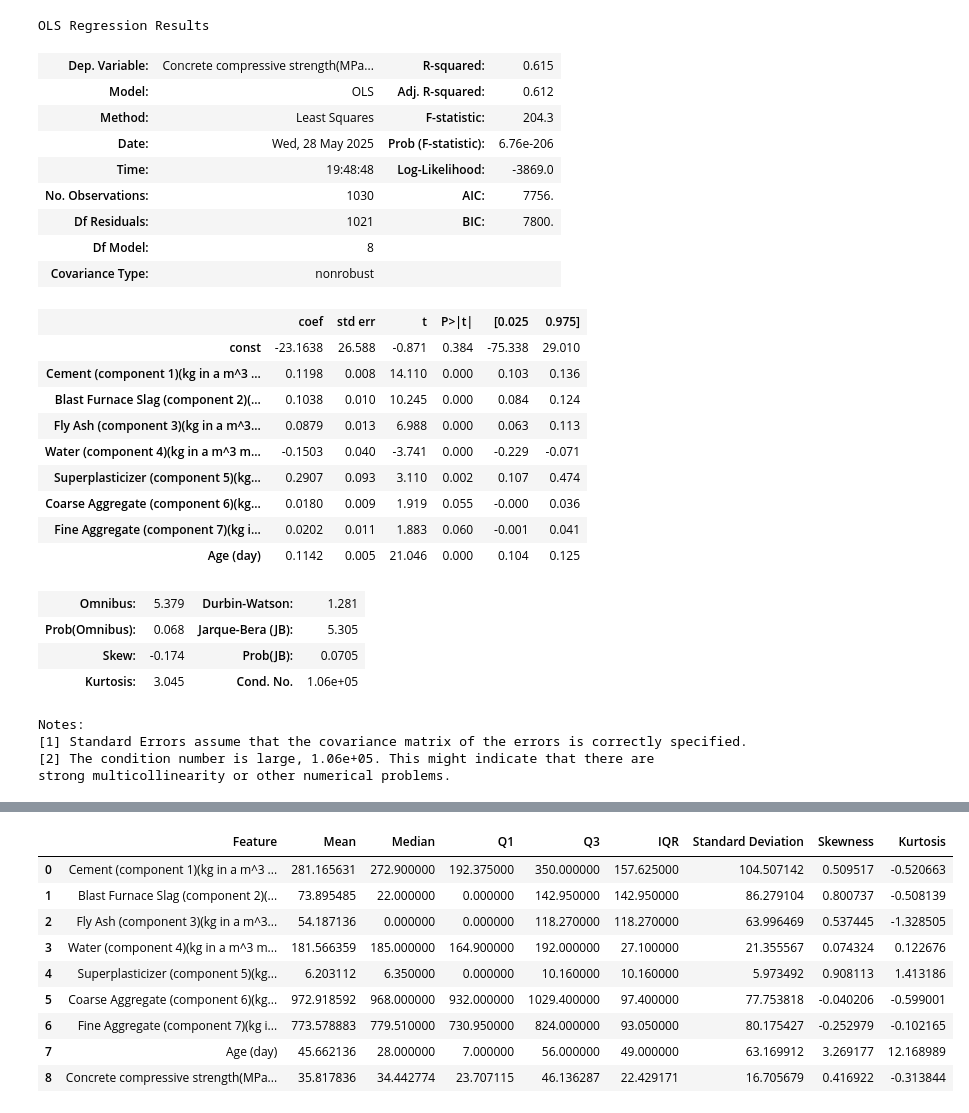
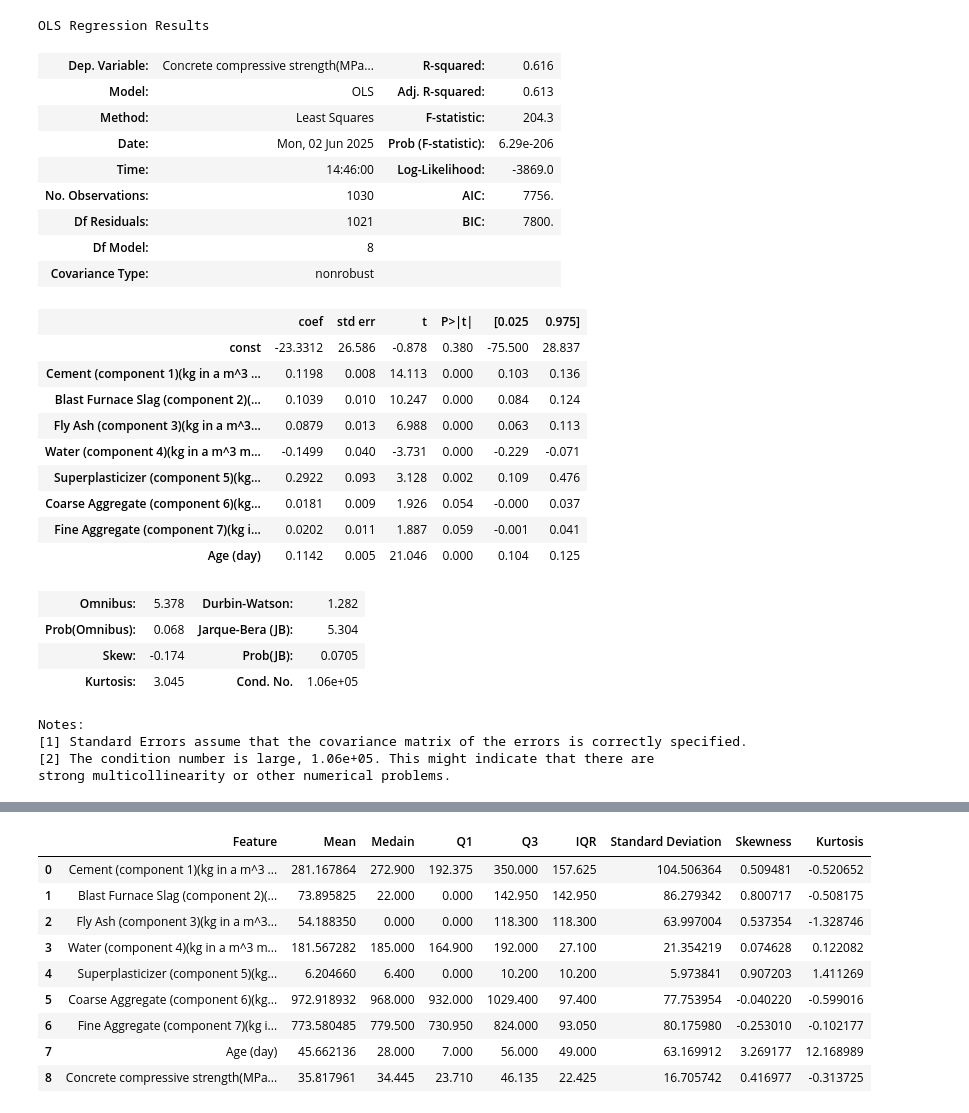
Before and after one commit to singhakhilesh712/CementPrediction_Model, a Jupyter notebook: Model.ipynb, the cells around one changed output, grey strips where cells are left out. Cells and saved outputs as stored; diff of their text form; code cells hidden in the pictures.

```diff
--- a/Model.ipynb
+++ b/Model.ipynb
@@ -19,6 +24,3 @@ logging.info('Import Dataset for Model Building')
 # %%
-url = 'https://raw.githubusercontent.com/singhakhilesh712/CementPrediction_Model/refs/heads/main/Concrete_Data%20(1).csv'
-
+url = 'https://raw.githubusercontent.com/meet-vasita/CementPrediction_Model/refs/heads/main/Dataset/Concrete_Data.csv'
 df = pd.read_csv(url)
-
-df.sample(frac = 1)
@@ -60,27 +69,27 @@ model = sm.OLS(y,X).fit()
 model.summary()
 # %% [output]
 OLS Regression Results
-| Dep. Variable: | Concrete compressive strength(MPa... | R-squared: | 0.615 |
-| Model: | OLS | Adj. R-squared: | 0.612 |
+| Dep. Variable: | Concrete compressive strength(MPa... | R-squared: | 0.616 |
+| Model: | OLS | Adj. R-squared: | 0.613 |
 | Method: | Least Squares | F-statistic: | 204.3 |
-| Date: | Wed, 28 May 2025 | Prob (F-statistic): | 6.76e-206 |
-| Time: | 19:48:48 | Log-Likelihood: | -3869.0 |
+| Date: | Mon, 02 Jun 2025 | Prob (F-statistic): | 6.29e-206 |
+| Time: | 14:46:00 | Log-Likelihood: | -3869.0 |
 | No. Observations: | 1030 | AIC: | 7756. |
 | Df Residuals: | 1021 | BIC: | 7800. |
 | Df Model: | 8 |  |  |
 | Covariance Type: | nonrobust |  |  |
 |  | coef | std err | t | P>|t| | [0.025 | 0.975] |
-| const | -23.1638 | 26.588 | -0.871 | 0.384 | -75.338 | 29.010 |
-| Cement (component 1)(kg in a m^3 ... | 0.1198 | 0.008 | 14.110 | 0.000 | 0.103 | 0.136 |
-| Blast Furnace Slag (component 2)(... | 0.1038 | 0.010 | 10.245 | 0.000 | 0.084 | 0.124 |
+| const | -23.3312 | 26.586 | -0.878 | 0.380 | -75.500 | 28.837 |
+| Cement (component 1)(kg in a m^3 ... | 0.1198 | 0.008 | 14.113 | 0.000 | 0.103 | 0.136 |
+| Blast Furnace Slag (component 2)(... | 0.1039 | 0.010 | 10.247 | 0.000 | 0.084 | 0.124 |
 | Fly Ash (component 3)(kg in a m^3... | 0.0879 | 0.013 | 6.988 | 0.000 | 0.063 | 0.113 |
-| Water (component 4)(kg in a m^3 m... | -0.1503 | 0.040 | -3.741 | 0.000 | -0.229 | -0.071 |
-| Superplasticizer (component 5)(kg... | 0.2907 | 0.093 | 3.110 | 0.002 | 0.107 | 0.474 |
-| Coarse Aggregate (component 6)(kg... | 0.0180 | 0.009 | 1.919 | 0.055 | -0.000 | 0.036 |
-| Fine Aggregate (component 7)(kg i... | 0.0202 | 0.011 | 1.883 | 0.060 | -0.001 | 0.041 |
+| Water (component 4)(kg in a m^3 m... | -0.1499 | 0.040 | -3.731 | 0.000 | -0.229 | -0.071 |
+| Superplasticizer (component 5)(kg... | 0.2922 | 0.093 | 3.128 | 0.002 | 0.109 | 0.476 |
+| Coarse Aggregate (component 6)(kg... | 0.0181 | 0.009 | 1.926 | 0.054 | -0.000 | 0.037 |
+| Fine Aggregate (component 7)(kg i... | 0.0202 | 0.011 | 1.887 | 0.059 | -0.001 | 0.041 |
 | Age (day) | 0.1142 | 0.005 | 21.046 | 0.000 | 0.104 | 0.125 |
-| Omnibus: | 5.379 | Durbin-Watson: | 1.281 |
-| Prob(Omnibus): | 0.068 | Jarque-Bera (JB): | 5.305 |
+| Omnibus: | 5.378 | Durbin-Watson: | 1.282 |
+| Prob(Omnibus): | 0.068 | Jarque-Bera (JB): | 5.304 |
 | Skew: | -0.174 | Prob(JB): | 0.0705 |
 | Kurtosis: | 3.045 | Cond. No. | 1.06e+05 |
 Notes:
@@ -108,36 +117,37 @@ Data columns (total 9 columns):
 dtypes: float64(8), int64(1)
 memory usage: 72.6 KB
 # %%
-# Checking Descriptive Stats: EDA
-# Univariate Analysis
-from collections import OrderedDict
+#Checking the descriptive statistics
+#Univariate Analysis
 
+from  collections import OrderedDict
 stats = []
+
 for i in df.columns:
     numerical_stats = OrderedDict({
         'Feature':i,
         'Mean':df[i].mean(),
-        'Median':df[i].median(),
+        'Medain':df[i].median(),
         'Q1':df[i].quantile(0.25),
         'Q3':df[i].quantile(0.75),
         'IQR':df[i].quantile(0.75) - df[i].quantile(0.25),
         'Standard Deviation':df[i].std(),
         'Skewness':df[i].skew(),
         'Kurtosis':df[i].kurt()
-
     })
     stats.append(numerical_stats)
+    #Saving all OrderDict Dictionary into Dataframe: Structured Format
     report = pd.DataFrame(stats)
 
 report
 # %% [output]
-|  | Feature | Mean | Median | Q1 | Q3 | IQR | Standard Deviation | Skewness | Kurtosis |
-| 0 | Cement (component 1)(kg in a m^3 ... | 281.165631 | 272.900000 | 192.375000 | 350.000000 | 157.625000 | 104.507142 | 0.509517 | -0.520663 |
-| 1 | Blast Furnace Slag (component 2)(... | 73.895485 | 22.000000 | 0.000000 | 142.950000 | 142.950000 | 86.279104 | 0.800737 | -0.508139 |
-| 2 | Fly Ash (component 3)(kg in a m^3... | 54.187136 | 0.000000 | 0.000000 | 118.270000 | 118.270000 | 63.996469 | 0.537445 | -1.328505 |
-| 3 | Water (component 4)(kg in a m^3 m... | 181.566359 | 185.000000 | 164.900000 | 192.000000 | 27.100000 | 21.355567 | 0.074324 | 0.122676 |
-| 4 | Superplasticizer (component 5)(kg... | 6.203112 | 6.350000 | 0.000000 | 10.160000 | 10.160000 | 5.973492 | 0.908113 | 1.413186 |
-| 5 | Coarse Aggregate (component 6)(kg... | 972.918592 | 968.000000 | 932.000000 | 1029.400000 | 97.400000 | 77.753818 | -0.040206 | -0.599001 |
-| 6 | Fine Aggregate (component 7)(kg i... | 773.578883 | 779.510000 | 730.950000 | 824.000000 | 93.050000 | 80.175427 | -0.252979 | -0.102165 |
-| 7 | Age (day) | 45.662136 | 28.000000 | 7.000000 | 56.000000 | 49.000000 | 63.169912 | 3.269177 | 12.168989 |
-| 8 | Concrete compressive strength(MPa... | 35.817836 | 34.442774 | 23.707115 | 46.136287 | 22.429171 | 16.705679 | 0.416922 | -0.313844 |
+|  | Feature | Mean | Medain | Q1 | Q3 | IQR | Standard Deviation | Skewness | Kurtosis |
+| 0 | Cement (component 1)(kg in a m^3 ... | 281.167864 | 272.900 | 192.375 | 350.000 | 157.625 | 104.506364 | 0.509481 | -0.520652 |
+| 1 | Blast Furnace Slag (component 2)(... | 73.895825 | 22.000 | 0.000 | 142.950 | 142.950 | 86.279342 | 0.800717 | -0.508175 |
+| 2 | Fly Ash (component 3)(kg in a m^3... | 54.188350 | 0.000 | 0.000 | 118.300 | 118.300 | 63.997004 | 0.537354 | -1.328746 |
+| 3 | Water (component 4)(kg in a m^3 m... | 181.567282 | 185.000 | 164.900 | 192.000 | 27.100 | 21.354219 | 0.074628 | 0.122082 |
+| 4 | Superplasticizer (component 5)(kg... | 6.204660 | 6.400 | 0.000 | 10.200 | 10.200 | 5.973841 | 0.907203 | 1.411269 |
+| 5 | Coarse Aggregate (component 6)(kg... | 972.918932 | 968.000 | 932.000 | 1029.400 | 97.400 | 77.753954 | -0.040220 | -0.599016 |
+| 6 | Fine Aggregate (component 7)(kg i... | 773.580485 | 779.500 | 730.950 | 824.000 | 93.050 | 80.175980 | -0.253010 | -0.102177 |
+| 7 | Age (day) | 45.662136 | 28.000 | 7.000 | 56.000 | 49.000 | 63.169912 | 3.269177 | 12.168989 |
+| 8 | Concrete compressive strength(MPa... | 35.817961 | 34.445 | 23.710 | 46.135 | 22.425 | 16.705742 | 0.416977 | -0.313725 |
```
Also changed, not shown: parts of 26 cells of this notebook.
